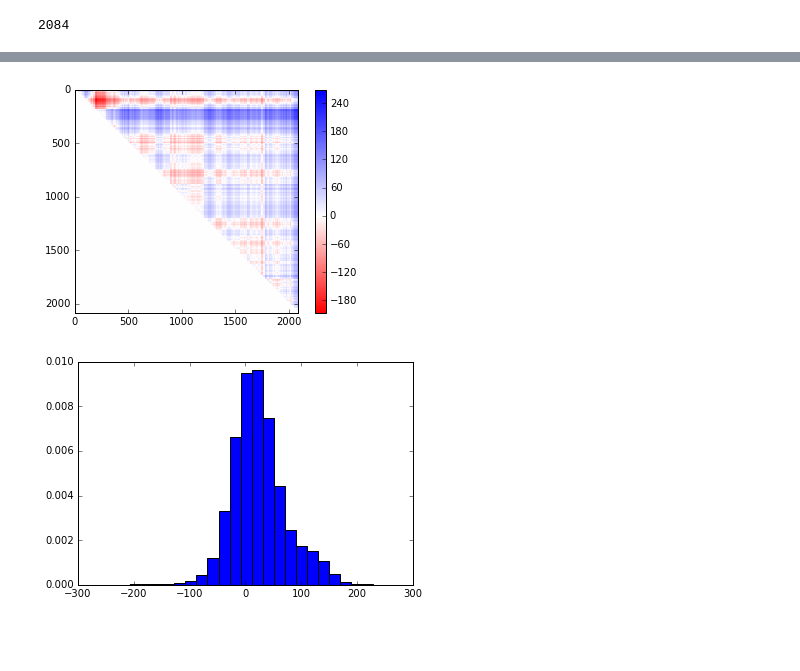
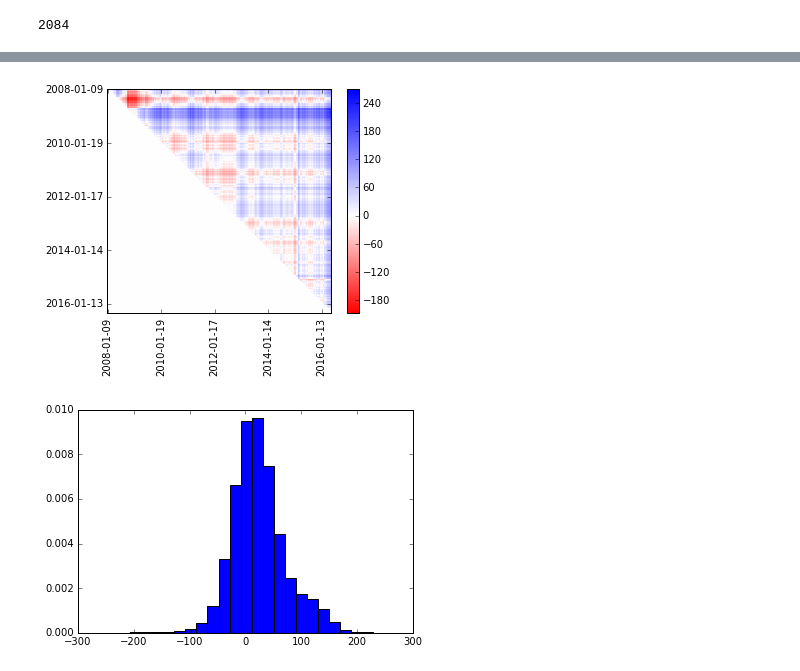
Before and after one commit to vladignatyev/bonds-anaconda, a Jupyter notebook: bond_benefit_visualize.ipynb, the cells around one changed output, grey strips where cells are left out. Drawn from its saved outputs; the diff is of its cells as text; code cells hidden in the pictures; blank space fills up the shorter version.

Commit message:
real dates as axes labels

```diff
--- a/bond_benefit_visualize.ipynb
+++ b/bond_benefit_visualize.ipynb
@@ -127,11 +127,24 @@ class MidpointNormalize(colors.Normalize):
         # simple example...
         x, y = [self.vmin, self.midpoint, self.vmax], [0, 0.5, 1]
         return np.ma.masked_array(np.interp(value, x, y))
-# %%
-plt.imshow(dA,norm=MidpointNormalize(midpoint=0.),cmap=plt.cm.bwr_r);
-plt.colorbar();
-# %% [output]
-[figure, removed]
+# %%
+def tics_formatter(x):
+    x = int(x)
+    if (x>=0)and(x<len(dates)):
+        d = dates[x]
+        return '{}-{:02d}-{:02d}'.format(d // 10000, d // 100 % 100, d % 100)
+    else:
+        return ''
+
+fig,ax = plt.subplots();
+plt.imshow(dA,norm=MidpointNormalize(midpoint=0.),cmap=plt.cm.bwr_r);
+plt.colorbar();
+date_xlabels = map(tics_formatter,plt.xticks()[0])
+date_ylabels = map(tics_formatter,plt.yticks()[0])
+ax.set_xticklabels(date_xlabels,rotation='vertical');
+ax.set_yticklabels(date_ylabels);
+# %% [output]
+[figure, added]
 # %%
 plt.hist(deltas,bins=24,normed=True);
 # %% [output]
```
Also changed, not shown: parts of 2 cells of this notebook.
